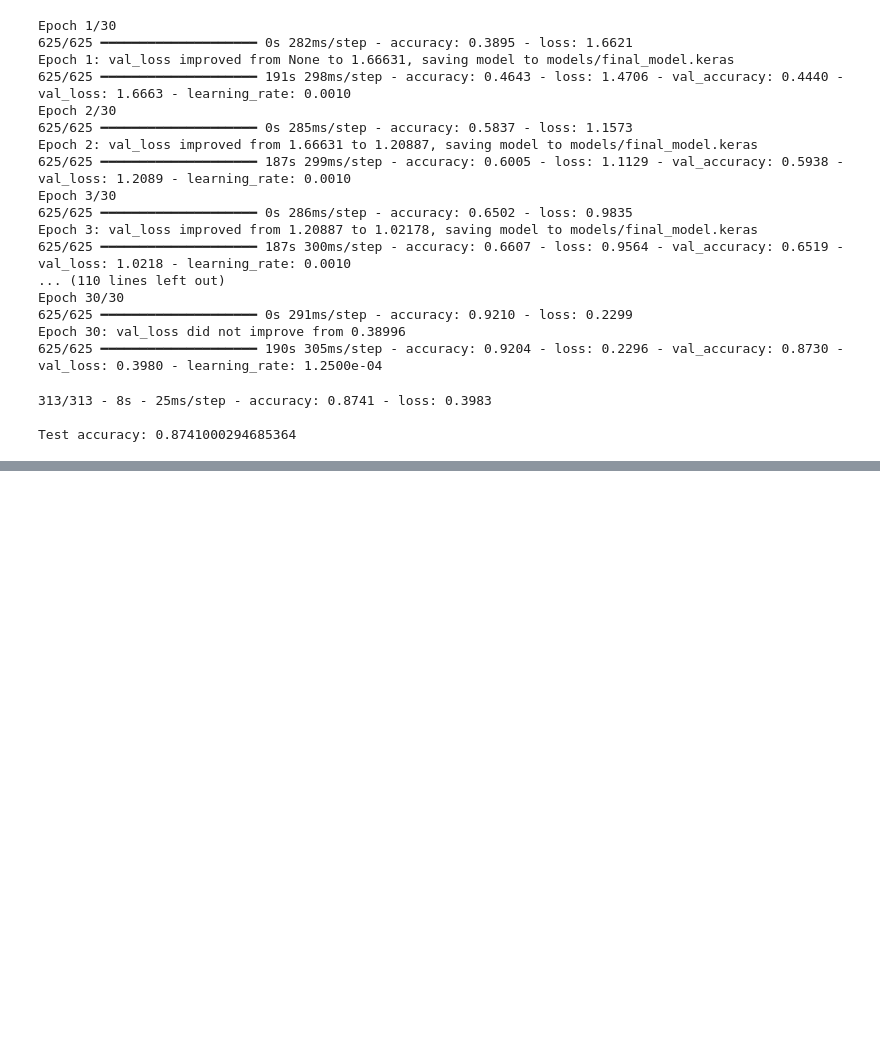
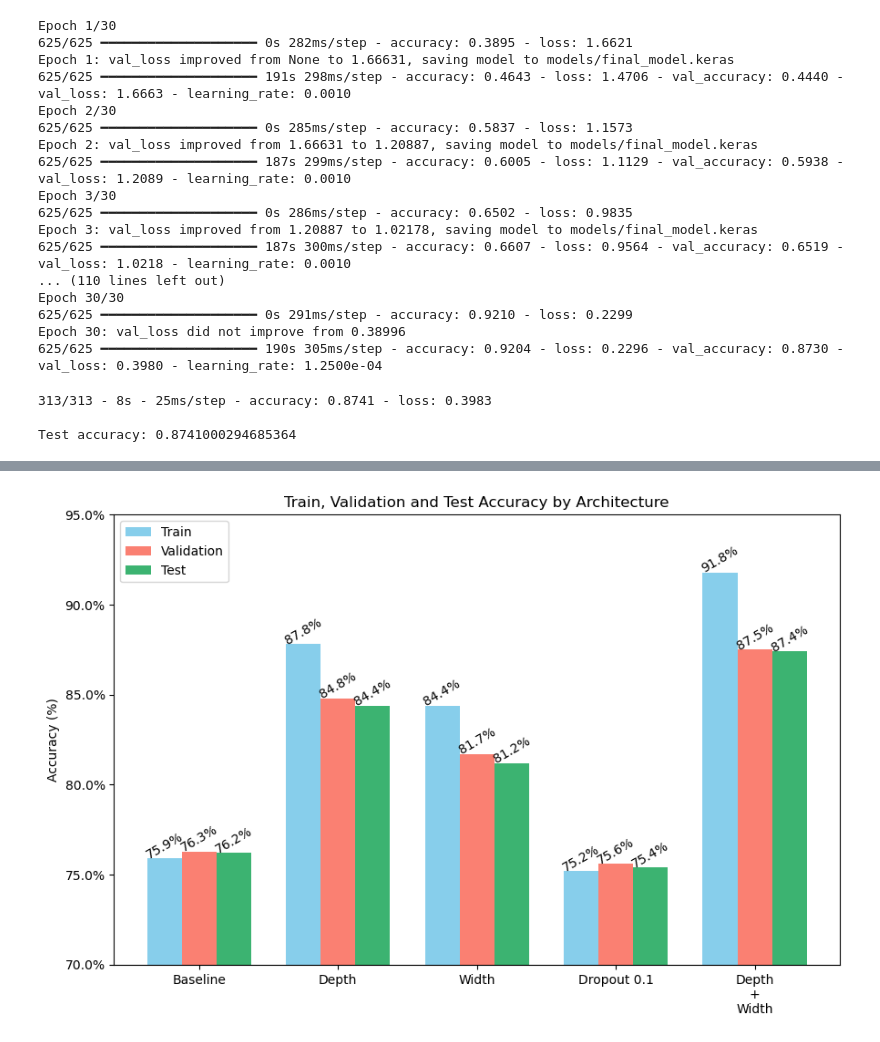
Before and after one commit to Kaizen0AI/cifar10-custom-cnn, a Jupyter notebook: notebooks/cnn_cifar10_experiments.ipynb, the cells around one changed output, grey strips where cells are left out. Cells and saved outputs as stored; diff of their text form; code cells hidden in the pictures; blank space fills up the shorter version.

```diff
--- a/notebooks/cnn_cifar10_experiments.ipynb
+++ b/notebooks/cnn_cifar10_experiments.ipynb
@@ -537,0 +562,39 @@ Test accuracy: 0.8741000294685364
+# %%
+architectures = ['Baseline', 'Depth', 'Width', 'Dropout 0.1', 'Depth\n+\nWidth']
+train_acc = [0.759, 0.878, 0.844, 0.752, 0.918]
+val_acc = [0.763, 0.848, 0.817, 0.756, 0.875]
+test_acc = [0.762, 0.844, 0.812, 0.754, 0.874]
+
+train_acc_pct = [a * 100 for a in train_acc]
+val_acc_pct   = [a * 100 for a in val_acc]
+test_acc_pct  = [a * 100 for a in test_acc]
+
+x = range(len(architectures))
+
+# Plot grouped bars
+bar_width = 0.25
+plt.figure(figsize=(9, 6))
+plt.bar([i - bar_width for i in x], train_acc_pct, width=bar_width, label='Train', color='skyblue')
+plt.bar([i for i in x], val_acc_pct, width=bar_width, label='Validation', color='salmon')
+plt.bar([i + bar_width for i in x], test_acc_pct, width=bar_width, label='Test', color='mediumseagreen')
+
+# Format y-axis as percentages
+plt.gca().yaxis.set_major_formatter(PercentFormatter(xmax=100))
+
+# Labels and title
+plt.xticks(x, architectures)
+plt.ylabel('Accuracy (%)')
+plt.title('Train, Validation and Test Accuracy by Architecture')
+plt.ylim(70, 95)
+plt.legend()
+
+# Show values above bars (shifted horizontally to avoid overlap)
+for i in x:
+    plt.text(i - bar_width, train_acc_pct[i] + 0, f'{train_acc_pct[i]:.1f}%', ha='center', rotation=30)
+    plt.text(i, val_acc_pct[i] + 0, f'{val_acc_pct[i]:.1f}%', ha='center', rotation=30)
+    plt.text(i + bar_width, test_acc_pct[i] + 0, f'{test_acc_pct[i]:.1f}%', ha='center', rotation=30)
+
+plt.tight_layout()
+plt.show()
+# %% [output]
+[figure, added]
```
Also changed, not shown: parts of 3 cells of this notebook, 4 other files.
